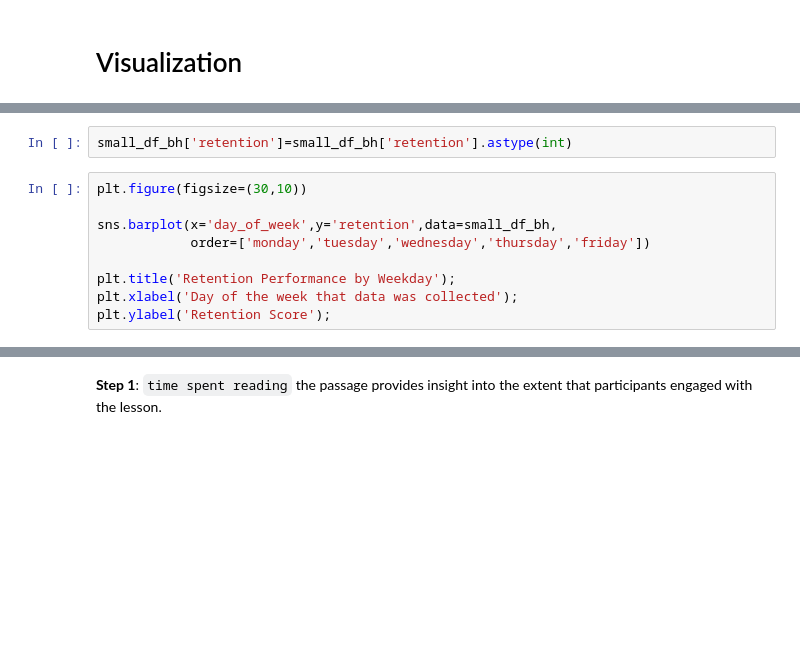
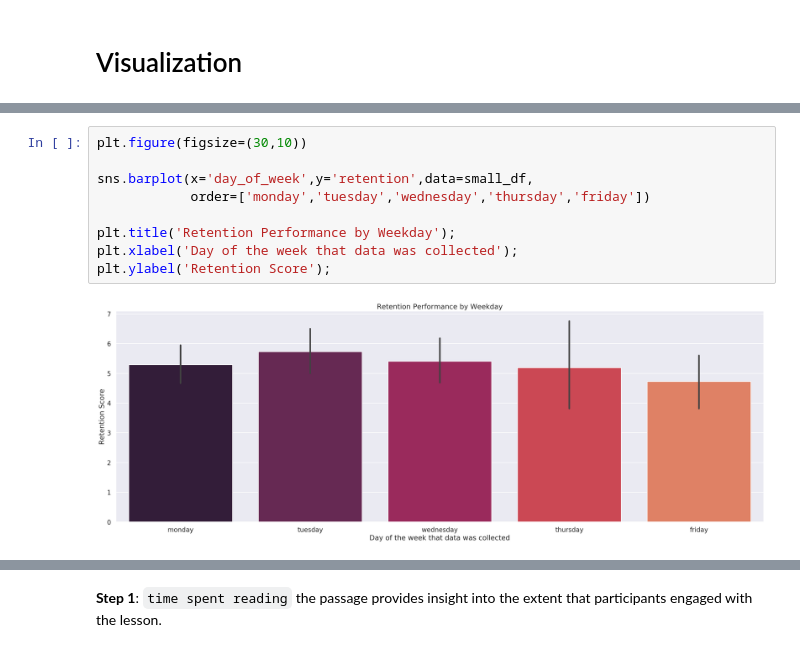
Before and after one commit to SarahAmiraslani/drawing-to-learn, a Jupyter notebook: Black_holes_newest.ipynb, the cells around one changed output, grey strips where cells are left out. Saved outputs shown, nothing was run; the diff lists cells and outputs as text; blank space fills up the shorter version.

```diff
--- a/Black_holes_newest.ipynb
+++ b/Black_holes_newest.ipynb
@@ -543,12 +578,12 @@ plt.ylabel('Multiple Choice Gain');
-# %%
-small_df_bh['retention']=small_df_bh['retention'].astype(int)
 # %%
 plt.figure(figsize=(30,10))
 
-sns.barplot(x='day_of_week',y='retention',data=small_df_bh,
+sns.barplot(x='day_of_week',y='retention',data=small_df,
             order=['monday','tuesday','wednesday','thursday','friday'])
 
 plt.title('Retention Performance by Weekday');
 plt.xlabel('Day of the week that data was collected');
 plt.ylabel('Retention Score');
+# %% [output]
+[figure, added]
 # %%
```
Also changed, not shown: parts of 160 cells of this notebook, 1 other file.
